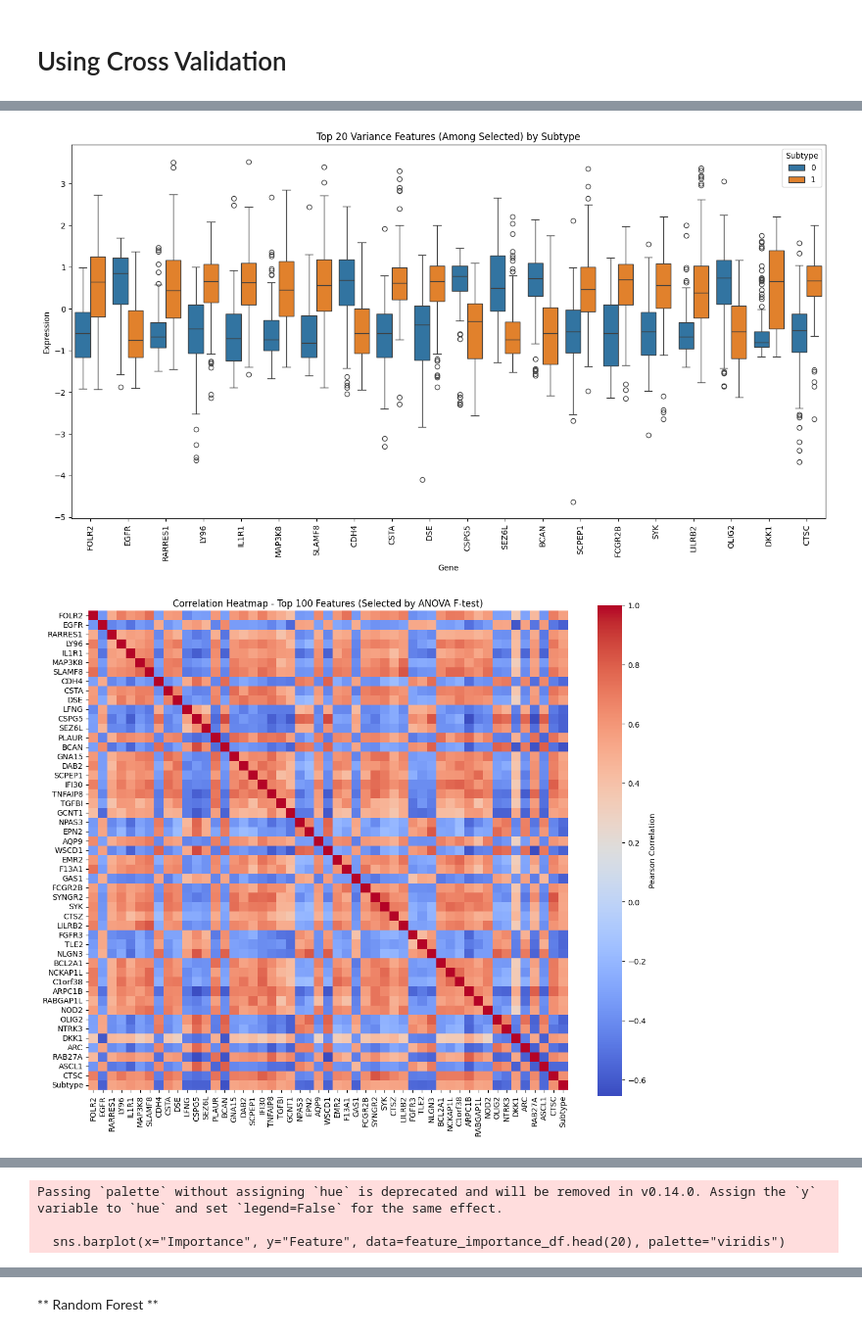
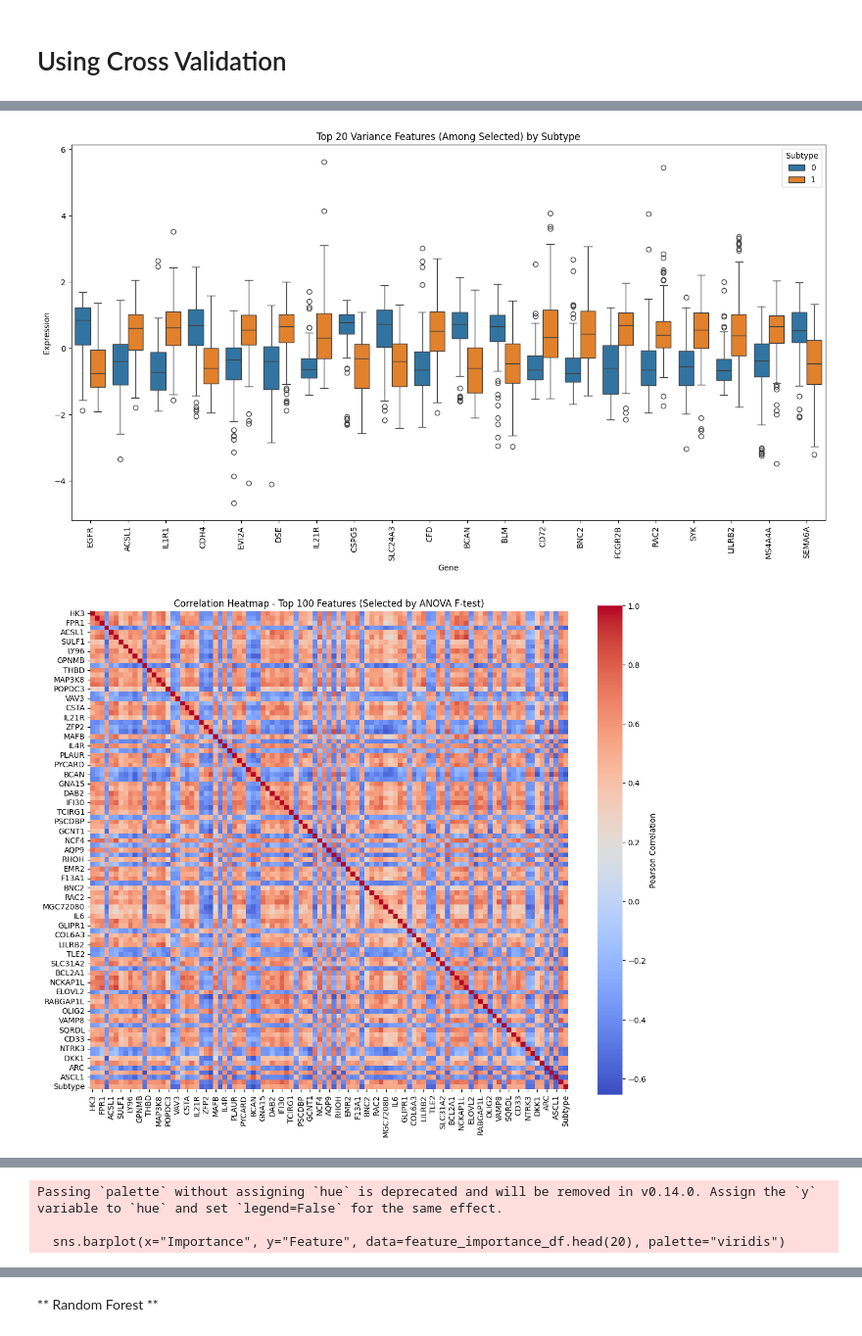
Before and after one commit to abrunhosa16/bioinformatics_ml, a Jupyter notebook: main.ipynb, the cells around one changed output, grey strips where cells are left out. Shown at 98% size. Drawn from its saved outputs; the diff is of its cells as text; code cells hidden in the pictures.

```diff
--- a/main.ipynb
+++ b/main.ipynb
@@ -476,7 +502,7 @@ vt_feature_names = X.columns[vt.get_support()]
 X_vt_df = pd.DataFrame(X_vt, columns=vt_feature_names, index=X.index)
 
 # 2. SelectKBest (ANOVA F-test)
-select_k = 50
+select_k = 100
 fs = SelectKBest(score_func=f_classif, k=select_k)
 X_selected = fs.fit_transform(X_vt_df, y)
 
@@ -493,4 +519,4 @@ plot_feature_selection(X_selected_df, X_vt_df, y, selected_feature_names, X)
-[figure, old version]
+[figure, new version]
-[figure, old version]
+[figure, new version]
 Top 20 Feature Importances (Random Forest):
     Feature  Importance
```
Also changed, not shown: parts of 11 cells of this notebook.
